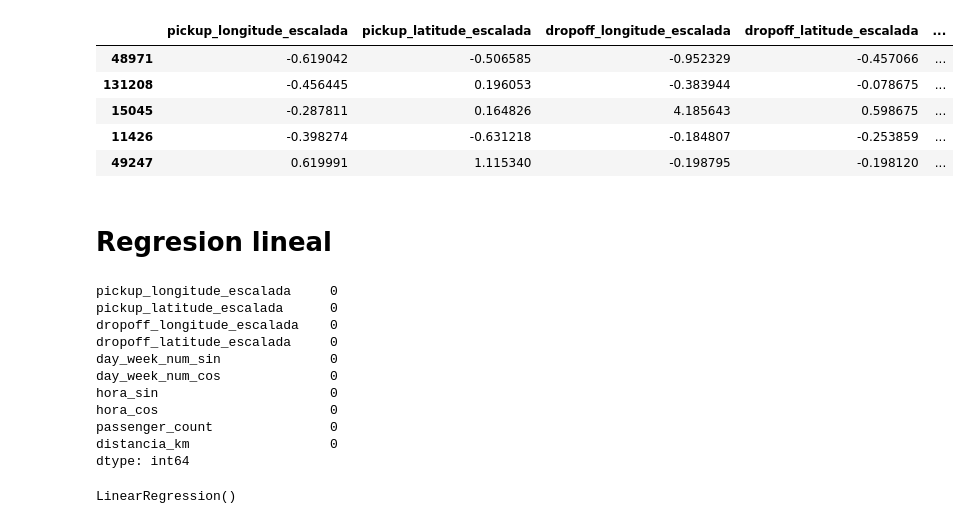
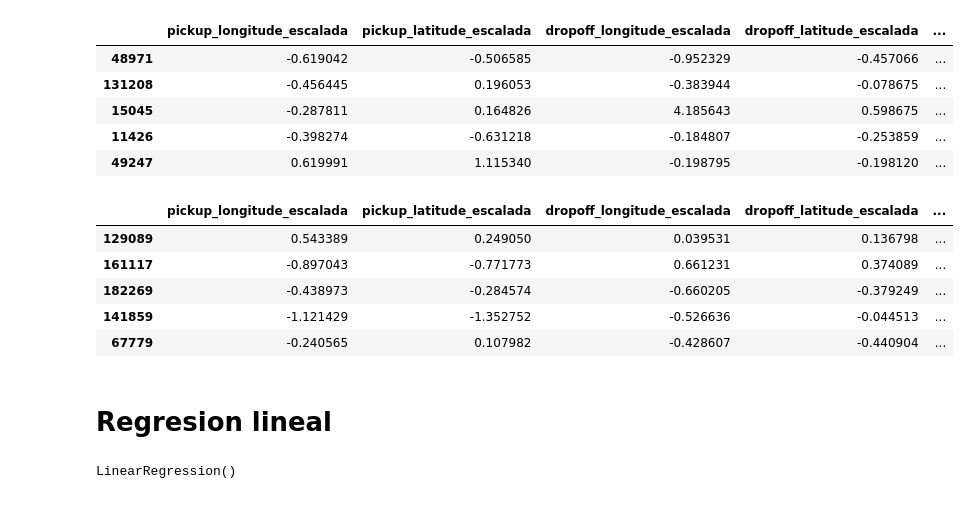
Before and after one commit to FefeTroanes/AA1-TUIA-2025C2-Molina-Romano-Troanes, a Jupyter notebook: TP-Regresion-AA1-2025C1.ipynb, the cells around one changed output. Drawn from its saved outputs; the diff is of its cells as text; code cells hidden in the pictures.

```diff
--- a/TP-Regresion-AA1-2025C1.ipynb
+++ b/TP-Regresion-AA1-2025C1.ipynb
@@ -679,6 +762,8 @@ columnas_escaladas_especificas = [
 columnas_existentes = [col for col in columnas_escaladas_especificas if col in X_train.columns]
 
 X_train_scaled = X_train[columnas_existentes].copy()
+
+X_test_scaled = X_test[columnas_existentes].copy()
 # %%
 X_train_scaled.head()
 # %% [output]
@@ -688,22 +773,17 @@ X_train_scaled.head()
 | 15045 | -0.287811 | 0.164826 | 4.185643 | 0.598675 | ... |
 | 11426 | -0.398274 | -0.631218 | -0.184807 | -0.253859 | ... |
 | 49247 | 0.619991 | 1.115340 | -0.198795 | -0.198120 | ... |
+# %%
+X_test_scaled.head()
+# %% [output]
+|  | pickup_longitude_escalada | pickup_latitude_escalada | dropoff_longitude_escalada | dropoff_latitude_escalada | ... |
+| 129089 | 0.543389 | 0.249050 | 0.039531 | 0.136798 | ... |
+| 161117 | -0.897043 | -0.771773 | 0.661231 | 0.374089 | ... |
+| 182269 | -0.438973 | -0.284574 | -0.660205 | -0.379249 | ... |
+| 141859 | -1.121429 | -1.352752 | -0.526636 | -0.044513 | ... |
+| 67779 | -0.240565 | 0.107982 | -0.428607 | -0.440904 | ... |
 # %% [markdown]
 # Regresion lineal
-# %%
-X_train_scaled.isnull().sum()
-# %% [output]
-pickup_longitude_escalada     0
-pickup_latitude_escalada      0
-dropoff_longitude_escalada    0
-dropoff_latitude_escalada     0
-day_week_num_sin              0
-day_week_num_cos              0
-hora_sin                      0
-hora_cos                      0
-passenger_count               0
-distancia_km                  0
-dtype: int64
 # %%
 model_lr = LinearRegression()
 model_lr.fit(X_train_scaled, y_train)
```
Also changed, not shown: parts of 9 cells of this notebook.
